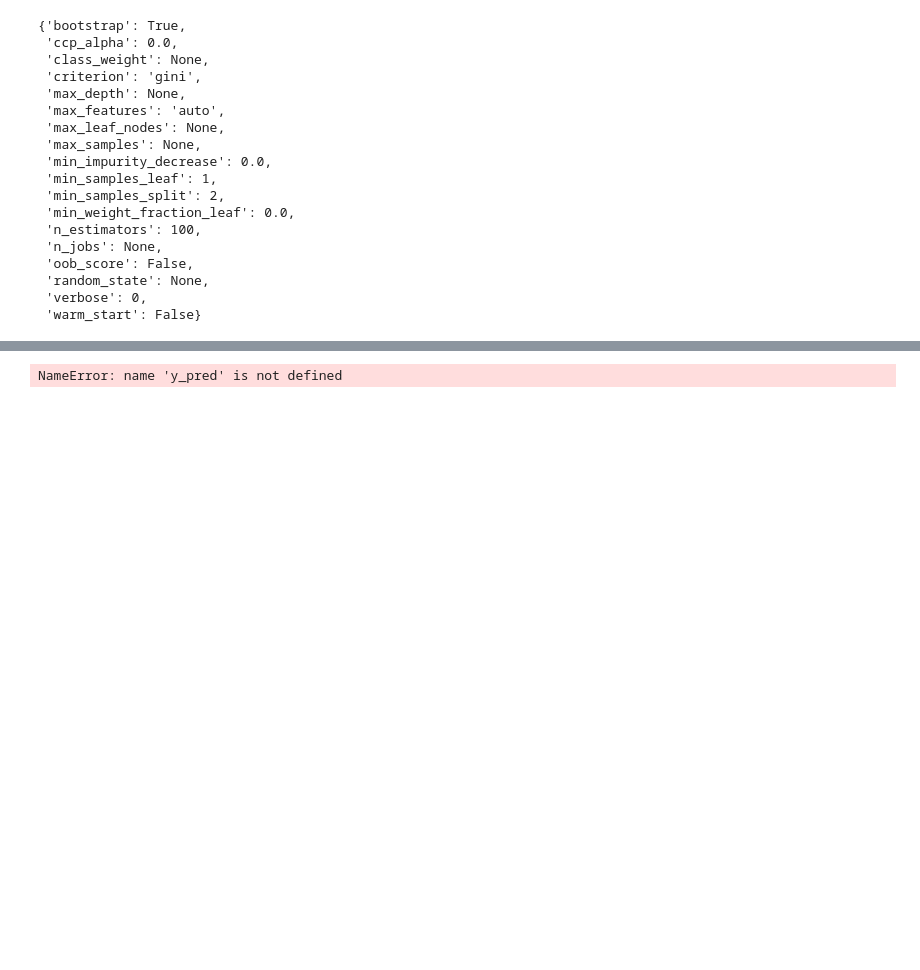
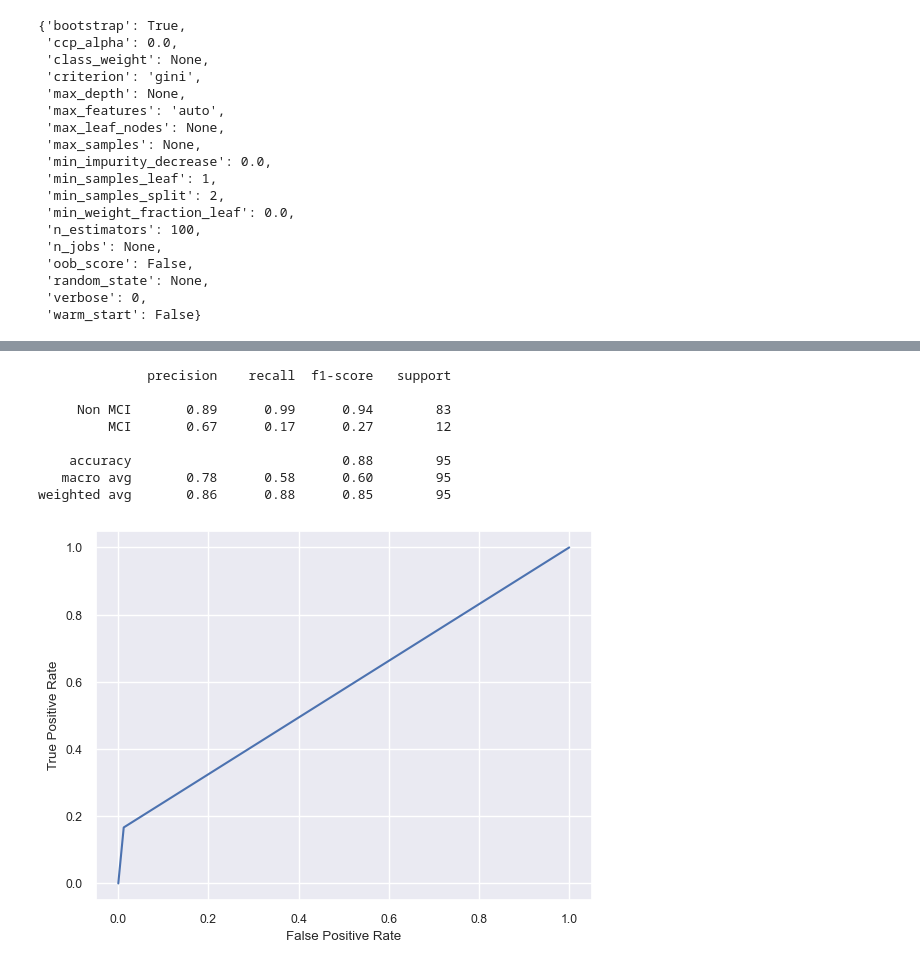
Before and after one commit to sriya-msu/Cognitive_impairment_prediction_in_older_adults, a Jupyter notebook: Predict_MCI.ipynb, the cells around one changed output, grey strips where cells are left out. Saved outputs shown, nothing was run; the diff lists cells and outputs as text; code cells hidden in the pictures; blank space fills up the shorter version.

```diff
--- a/Predict_MCI.ipynb
+++ b/Predict_MCI.ipynb
@@ -394,10 +394,18 @@ Test score: 0.9157894736842105
 # %%
 from sklearn.metrics import roc_curve
-print(classification_report(y_test, y_pred, target_names=['Non MCI', 'MCI']))
-fpr, tpr, _ = roc_curve(y_test,  y_pred)
+print(classification_report(y_test, rf_pred, target_names=['Non MCI', 'MCI']))
+fpr, tpr, _ = roc_curve(y_test, rf_pred)
 plt.plot(fpr,tpr)
 plt.ylabel('True Positive Rate')
 plt.xlabel('False Positive Rate')
 plt.show()
 # %% [output]
-NameError: name 'y_pred' is not defined
+              precision    recall  f1-score   support
+
+     Non MCI       0.89      0.99      0.94        83
+         MCI       0.67      0.17      0.27        12
+
+    accuracy                           0.88        95
+   macro avg       0.78      0.58      0.60        95
+weighted avg       0.86      0.88      0.85        95
+[figure, added]
```
Also changed, not shown: parts of 2 cells of this notebook.
